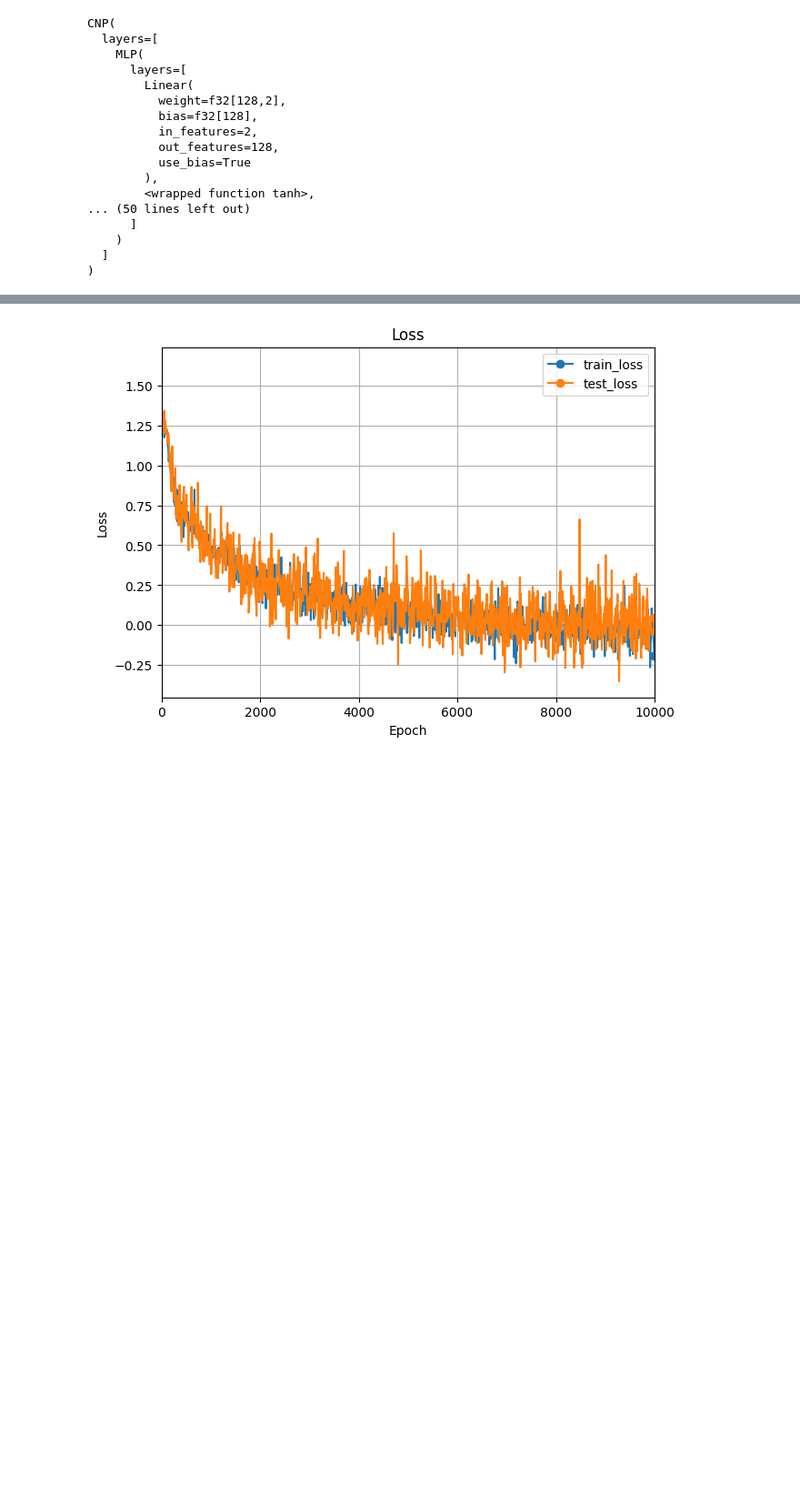
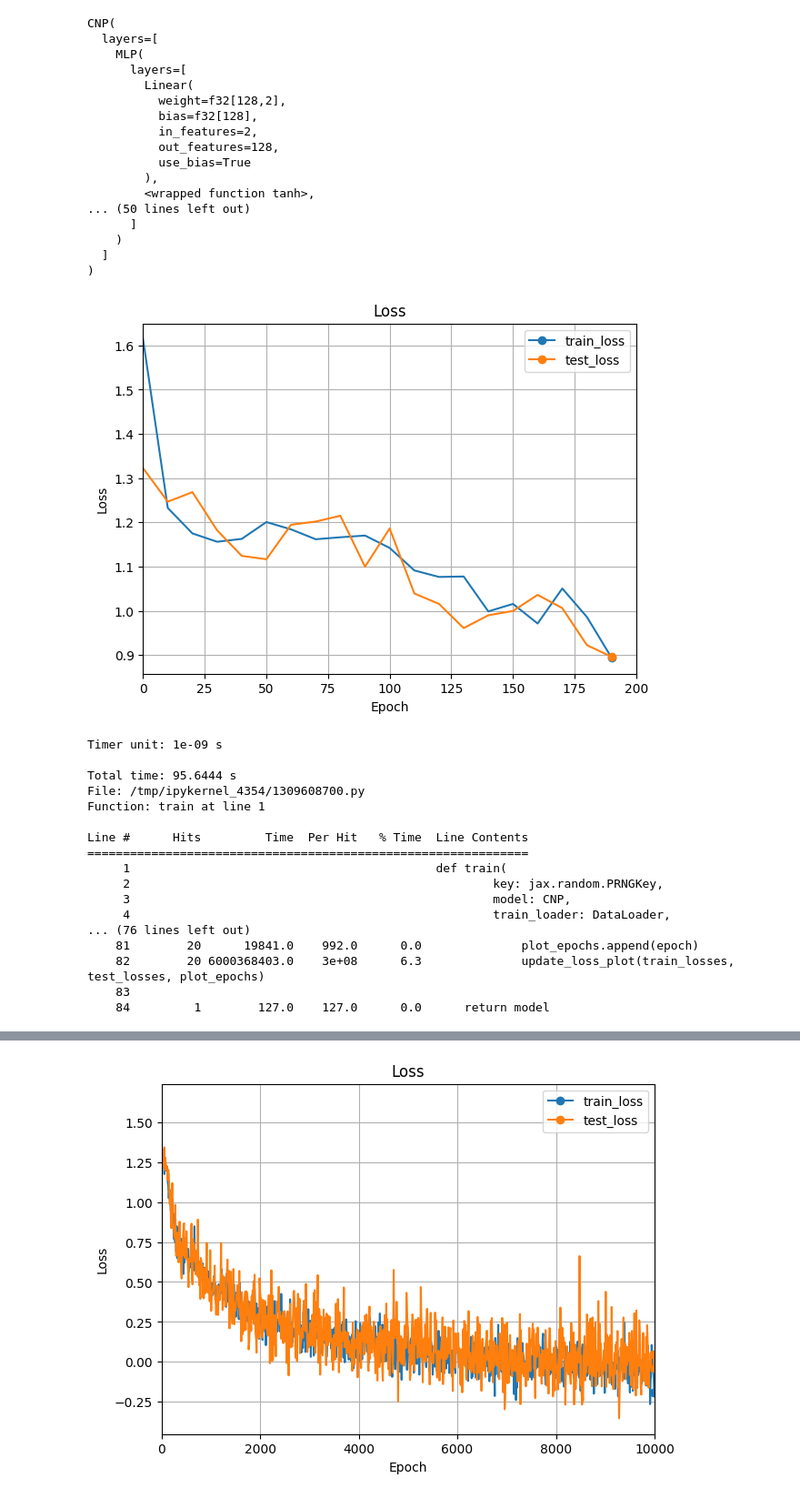
Before and after one commit to sscivier/neural-process-example, a Jupyter notebook: cnp_example.ipynb, the cells around one changed output, grey strips where cells are left out. Shown: that part at 91% size. Drawn from its saved outputs; the diff is of its cells as text; code cells hidden in the pictures; blank space fills up the shorter version.

```diff
--- a/cnp_example.ipynb
+++ b/cnp_example.ipynb
@@ -456,3 +456,26 @@ CNP(
 )
 # %%
 optim = optax.adamw(LEARNING_RATE)
+# %%
+key, subkey = jax.random.split(key, 2)
+
+%lprun -f train train(subkey, model, train_loader, test_loader, optim, N_CONTEXT, N_TARGET, EPOCHS, PLOT_EVERY)
+# %% [output]
+[figure, added]
+Timer unit: 1e-09 s
+
+Total time: 95.6444 s
+File: /tmp/ipykernel_4354/1309608700.py
+Function: train at line 1
+
+Line #      Hits         Time  Per Hit   % Time  Line Contents
+==============================================================
+     1                                           def train(
+     2                                                   key: jax.random.PRNGKey,
+     3                                                   model: CNP,
+     4                                                   train_loader: DataLoader,
+... (76 lines left out)
+    81        20      19841.0    992.0      0.0              plot_epochs.append(epoch)
+    82        20 6000368403.0    3e+08      6.3              update_loss_plot(train_losses, test_losses, plot_epochs)
+    83
+    84         1        127.0    127.0      0.0      return model
```
Also changed, not shown: parts of 7 cells of this notebook.
